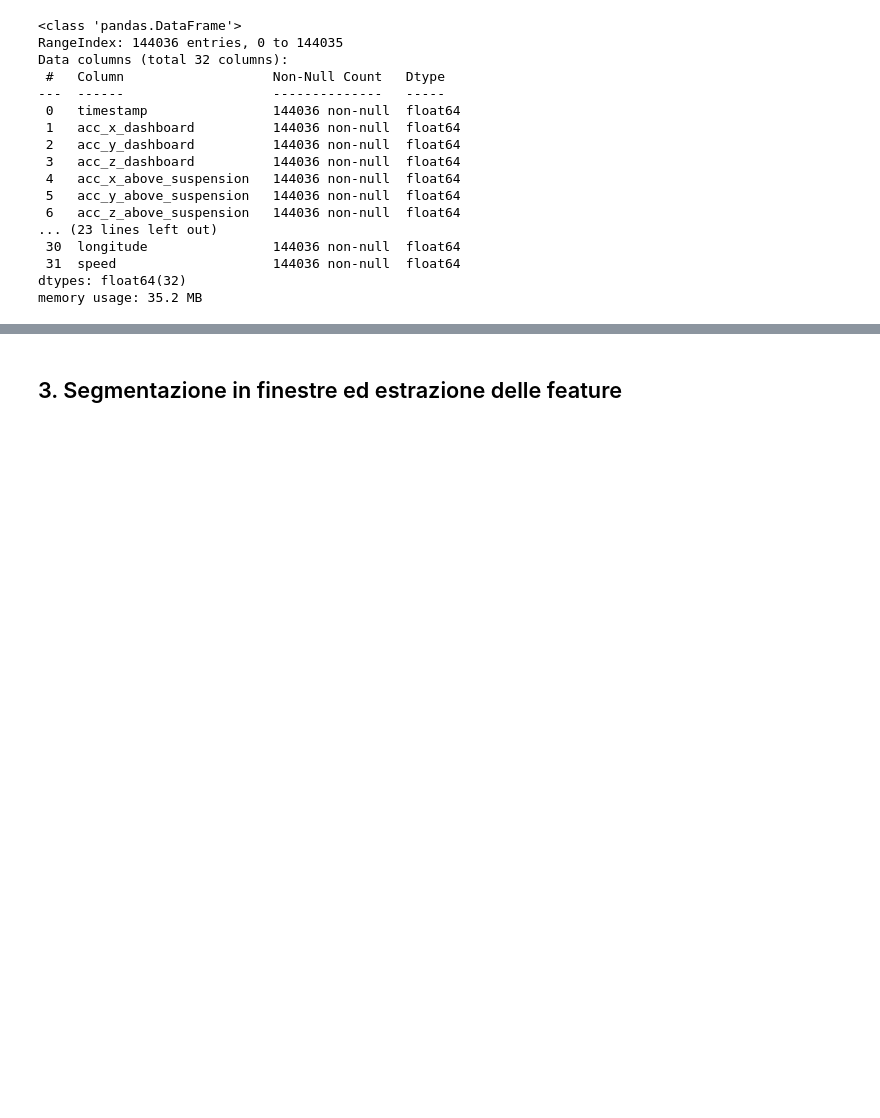
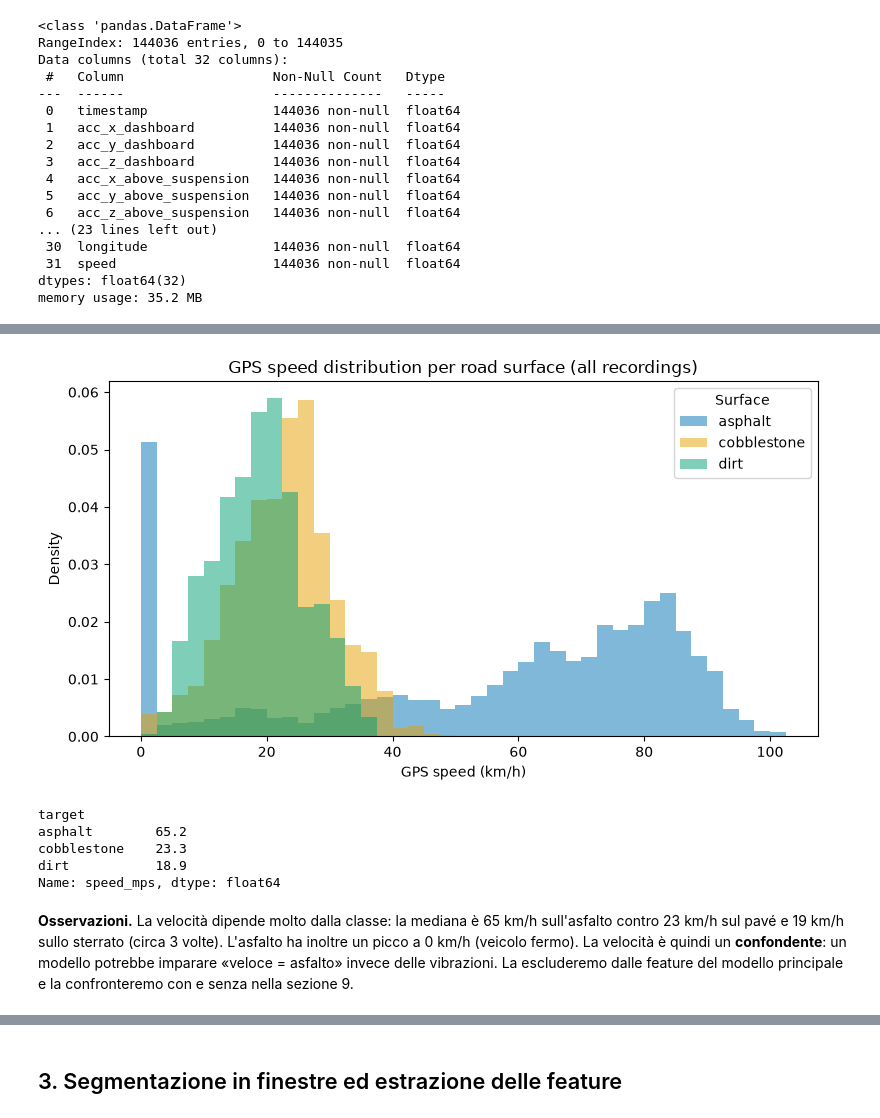
Before and after one commit to DennisBrancaleoni/ml-from-scratch, a Jupyter notebook: notebooks/progetto_pvs.ipynb, the cells around one changed output, grey strips where cells are left out. Drawn from its saved outputs; the diff is of its cells as text; code cells hidden in the pictures; blank space fills up the shorter version.

```diff
--- a/notebooks/progetto_pvs.ipynb
+++ b/notebooks/progetto_pvs.ipynb
@@ -197,0 +383,27 @@ fraction of samples where speed changes: 0.009664250604015663
+# %%
+# Distribution of the GPS speed for each surface (all recordings)
+speed_kmh = df["speed_mps"] * 3.6
+
+fig, ax = plt.subplots(figsize=(8, 4.5))
+for cls in CLASS_ORDER:
+    ax.hist(speed_kmh[df["target"] == cls], bins=np.arange(0, 105, 2.5), density=True,
+            alpha=0.5, color=CLASS_COLORS[cls], label=cls)
+ax.set_xlabel("GPS speed (km/h)")
+ax.set_ylabel("Density")
+ax.set_title("GPS speed distribution per road surface (all recordings)")
+ax.legend(title="Surface")
+plt.tight_layout()
+plt.savefig(FIGURES / "04_speed_by_class.png", dpi=150, bbox_inches="tight")
+plt.show()
+
+# Median speed per class in km/h
+print((df.groupby("target")["speed_mps"].median() * 3.6).round(1))
+# %% [output]
+[figure, added]
+target
+asphalt        65.2
+cobblestone    23.3
+dirt           18.9
+Name: speed_mps, dtype: float64
+# %% [markdown]
+**Osservazioni.** La velocità dipende molto dalla classe: la mediana è 65 km/h sull'asfalto contro 23 km/h sul pavé e 19 km/h sullo sterrato (circa 3 volte). L'asfalto ha inoltre un picco a 0 km/h (veicolo fermo). La velocità è quindi un **confondente**: un modello potrebbe imparare «veloce = asfalto» invece delle vibrazioni. La escluderemo dalle feature del modello principale e la confronteremo con e senza nella sezione 9.
```
Also changed, not shown: parts of 32 cells of this notebook, 2 other files.
